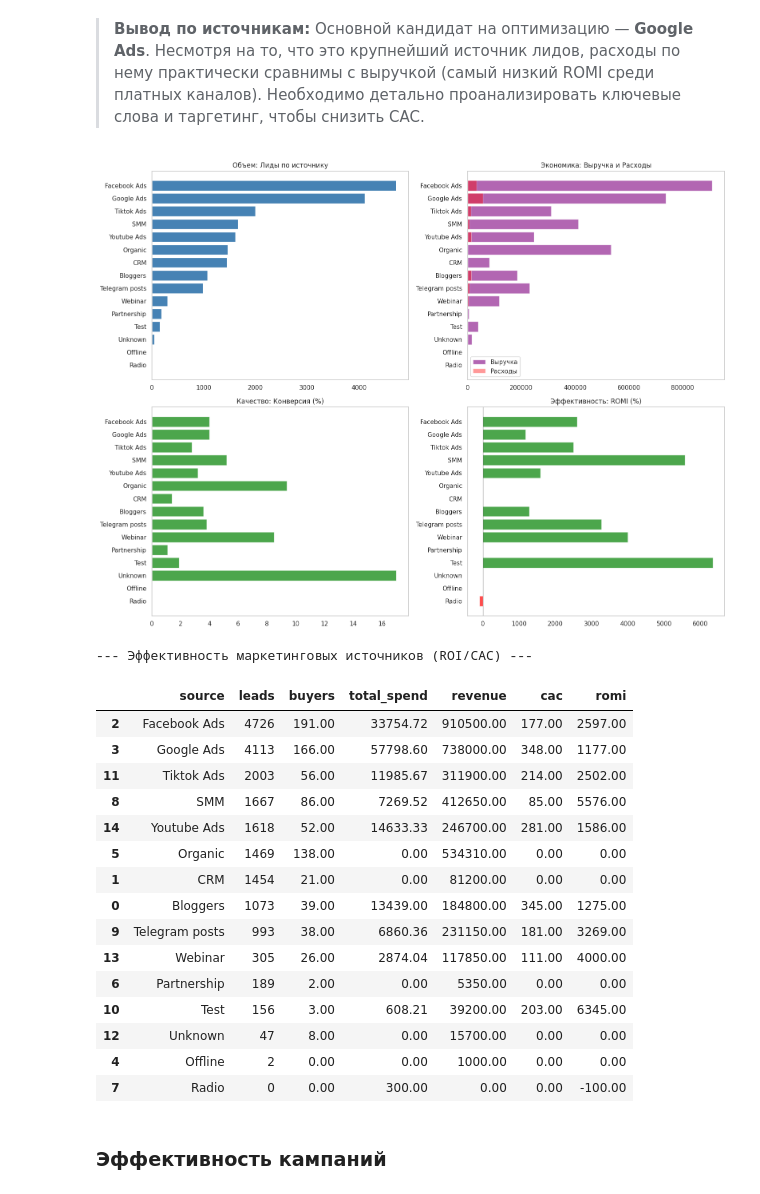
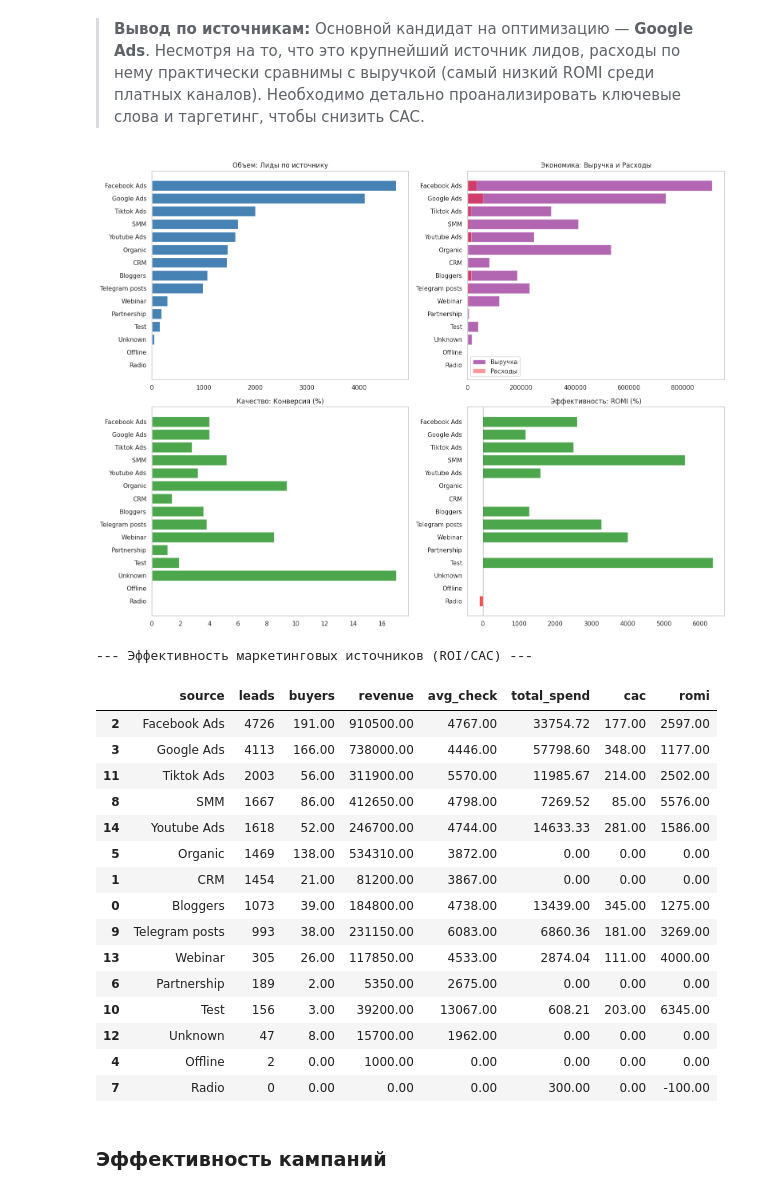
Before and after one commit to AlexVerAdmin/FinProject, a Jupyter notebook: notebooks/06_analysis.ipynb, the cells around one changed output. Saved outputs shown, nothing was run; the diff lists cells and outputs as text; code cells hidden in the pictures.

```diff
--- a/notebooks/06_analysis.ipynb
+++ b/notebooks/06_analysis.ipynb
@@ -392,13 +616,14 @@ source_stats = (
     campaign_romi.groupby('source', observed=True)
     .agg(
         leads=('deals_count', 'sum'),
-        buyers=('buyers_count', 'sum'),
-        revenue=('revenue', 'sum'),
+        buyers=('buyers_count', 'sum'),       # T — транзакции покупателей
+        revenue=('revenue', 'sum'),            # Rev — выручка
         total_spend=('total_spend', 'sum')
     )
     .reset_index()
     .assign(
         conversion_rate=lambda x: (x['buyers'] / x['leads'].replace(0, np.nan) * 100).fillna(0).round(1),
+        avg_check=lambda x: (x['revenue'] / x['buyers'].replace(0, np.nan)).fillna(0).round(0),  # AOV = Rev / T
         cac=lambda x: (x['total_spend'] / x['buyers']).replace([np.inf, -np.inf], np.nan).fillna(0).round(0),
         romi=lambda x: ((x['revenue'] - x['total_spend']) / x['total_spend'].replace(0, np.nan) * 100).replace([np.inf, -np.inf], np.nan).fillna(0).round(0)
     )
@@ -408,8 +633,7 @@ source_stats = (
 
 fig, axes = plt.subplots(2, 2, figsize=(16, 12))
 
-# Лиды и Выручка
-top_sources = source_stats.sort_values('leads', ascending=True) # для barh лучше по возрастанию
+top_sources = source_stats.sort_values('leads', ascending=True)
 y_pos = range(len(top_sources))
 
 axes[0, 0].barh(y_pos, top_sources['leads'], color='steelblue', label='Лиды')
@@ -418,55 +642,52 @@ axes[0, 0].set_yticklabels(top_sources['source'])
 axes[0, 0].set_title('Объем: Лиды по источнику')
 axes[0, 0].grid(False)
 
-# Выручка и Расходы
 axes[0, 1].barh(y_pos, top_sources['revenue'], color='purple', alpha=0.6, label='Выручка')
 axes[0, 1].barh(y_pos, top_sources['total_spend'], color='red', alpha=0.4, label='Расходы')
 axes[0, 1].set_yticks(y_pos)
 axes[0, 1].set_yticklabels(top_sources['source'])
 axes[0, 1].set_title('Экономика: Выручка и Расходы')
 axes[0, 1].legend()
 axes[0, 1].grid(False)
 
-# Конверсия (%)
 axes[1, 0].barh(y_pos, top_sources['conversion_rate'], color='green', alpha=0.7)
 axes[1, 0].set_yticks(y_pos)
 axes[1, 0].set_yticklabels(top_sources['source'])
 axes[1, 0].set_title('Качество: Конверсия (%)')
 axes[1, 0].grid(False)
 
-# ROMI (%)
 colors = [('green' if x > 0 else 'red') for x in top_sources['romi']]
 axes[1, 1].barh(y_pos, top_sources['romi'], color=colors, alpha=0.7)
 axes[1, 1].axvline(0, color='black', linewidth=0.8)
 axes[1, 1].set_yticks(y_pos)
 axes[1, 1].set_yticklabels(top_sources['source'])
 axes[1, 1].set_title('Эффективность: ROMI (%)')
 axes[1, 1].grid(False)
 
 plt.tight_layout()
 plt.show()
 
 print('--- Эффективность маркетинговых источников (ROI/CAC) ---')
-display(source_stats[['source', 'leads', 'buyers', 'total_spend', 'revenue', 'cac', 'romi']])
+display(source_stats[['source', 'leads', 'buyers', 'revenue', 'avg_check', 'total_spend', 'cac', 'romi']])
 # %% [output]
 [figure]
 --- Эффективность маркетинговых источников (ROI/CAC) ---
-|  | source | leads | buyers | total_spend | revenue | cac | romi |
-| 2 | Facebook Ads | 4726 | 191.00 | 33754.72 | 910500.00 | 177.00 | 2597.00 |
-| 3 | Google Ads | 4113 | 166.00 | 57798.60 | 738000.00 | 348.00 | 1177.00 |
-| 11 | Tiktok Ads | 2003 | 56.00 | 11985.67 | 311900.00 | 214.00 | 2502.00 |
-| 8 | SMM | 1667 | 86.00 | 7269.52 | 412650.00 | 85.00 | 5576.00 |
-| 14 | Youtube Ads | 1618 | 52.00 | 14633.33 | 246700.00 | 281.00 | 1586.00 |
-| 5 | Organic | 1469 | 138.00 | 0.00 | 534310.00 | 0.00 | 0.00 |
-| 1 | CRM | 1454 | 21.00 | 0.00 | 81200.00 | 0.00 | 0.00 |
-| 0 | Bloggers | 1073 | 39.00 | 13439.00 | 184800.00 | 345.00 | 1275.00 |
-| 9 | Telegram posts | 993 | 38.00 | 6860.36 | 231150.00 | 181.00 | 3269.00 |
-| 13 | Webinar | 305 | 26.00 | 2874.04 | 117850.00 | 111.00 | 4000.00 |
-| 6 | Partnership | 189 | 2.00 | 0.00 | 5350.00 | 0.00 | 0.00 |
-| 10 | Test | 156 | 3.00 | 608.21 | 39200.00 | 203.00 | 6345.00 |
-| 12 | Unknown | 47 | 8.00 | 0.00 | 15700.00 | 0.00 | 0.00 |
-| 4 | Offline | 2 | 0.00 | 0.00 | 1000.00 | 0.00 | 0.00 |
-| 7 | Radio | 0 | 0.00 | 300.00 | 0.00 | 0.00 | -100.00 |
+|  | source | leads | buyers | revenue | avg_check | total_spend | cac | romi |
+| 2 | Facebook Ads | 4726 | 191.00 | 910500.00 | 4767.00 | 33754.72 | 177.00 | 2597.00 |
+| 3 | Google Ads | 4113 | 166.00 | 738000.00 | 4446.00 | 57798.60 | 348.00 | 1177.00 |
+| 11 | Tiktok Ads | 2003 | 56.00 | 311900.00 | 5570.00 | 11985.67 | 214.00 | 2502.00 |
+| 8 | SMM | 1667 | 86.00 | 412650.00 | 4798.00 | 7269.52 | 85.00 | 5576.00 |
+| 14 | Youtube Ads | 1618 | 52.00 | 246700.00 | 4744.00 | 14633.33 | 281.00 | 1586.00 |
+| 5 | Organic | 1469 | 138.00 | 534310.00 | 3872.00 | 0.00 | 0.00 | 0.00 |
+| 1 | CRM | 1454 | 21.00 | 81200.00 | 3867.00 | 0.00 | 0.00 | 0.00 |
+| 0 | Bloggers | 1073 | 39.00 | 184800.00 | 4738.00 | 13439.00 | 345.00 | 1275.00 |
+| 9 | Telegram posts | 993 | 38.00 | 231150.00 | 6083.00 | 6860.36 | 181.00 | 3269.00 |
+| 13 | Webinar | 305 | 26.00 | 117850.00 | 4533.00 | 2874.04 | 111.00 | 4000.00 |
+| 6 | Partnership | 189 | 2.00 | 5350.00 | 2675.00 | 0.00 | 0.00 | 0.00 |
+| 10 | Test | 156 | 3.00 | 39200.00 | 13067.00 | 608.21 | 203.00 | 6345.00 |
+| 12 | Unknown | 47 | 8.00 | 15700.00 | 1962.00 | 0.00 | 0.00 | 0.00 |
+| 4 | Offline | 2 | 0.00 | 1000.00 | 0.00 | 0.00 | 0.00 | 0.00 |
+| 7 | Radio | 0 | 0.00 | 0.00 | 0.00 | 300.00 | 0.00 | -100.00 |
 # %% [markdown]
 ### Эффективность кампаний
 # %%
```
Also changed, not shown: parts of 5 cells of this notebook, 11 other files.
